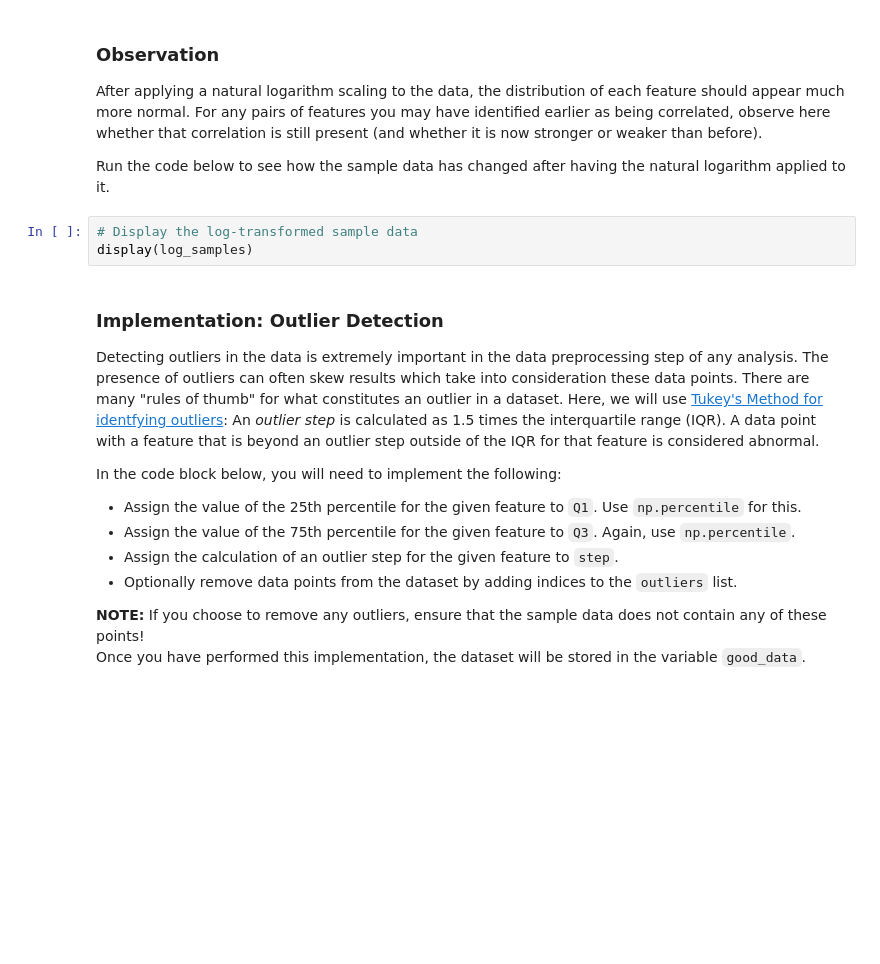
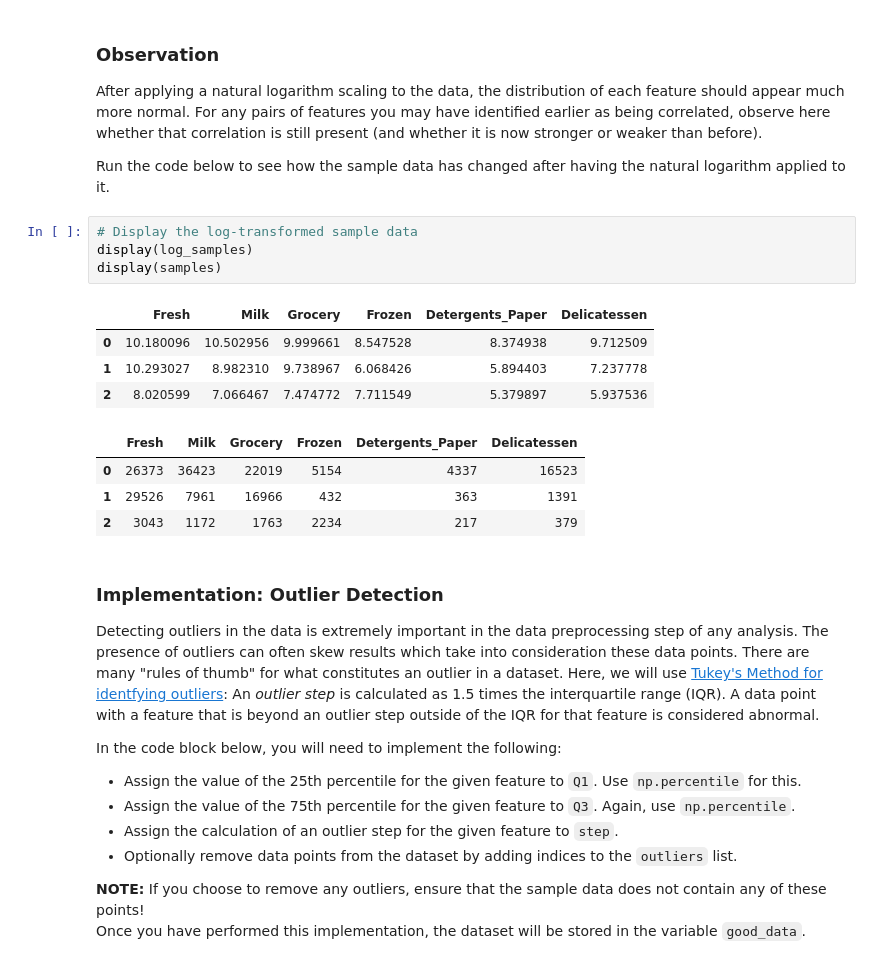
Before and after one commit to phanindravarma38/ConsumerAnalysys_UnsupervisedLearning, a Jupyter notebook: customer_segments.ipynb, the cells around one changed output. Saved outputs shown, nothing was run; the diff lists cells and outputs as text; blank space fills up the shorter version.

```diff
--- a/customer_segments.ipynb
+++ b/customer_segments.ipynb
@@ -361,6 +406,16 @@ Run the code below to see how the sample data has changed after having the natur
 # %%
 # Display the log-transformed sample data
 display(log_samples)
+display(samples)
+# %% [output]
+|  | Fresh | Milk | Grocery | Frozen | Detergents_Paper | Delicatessen |
+| 0 | 10.180096 | 10.502956 | 9.999661 | 8.547528 | 8.374938 | 9.712509 |
+| 1 | 10.293027 | 8.982310 | 9.738967 | 6.068426 | 5.894403 | 7.237778 |
+| 2 | 8.020599 | 7.066467 | 7.474772 | 7.711549 | 5.379897 | 5.937536 |
+|  | Fresh | Milk | Grocery | Frozen | Detergents_Paper | Delicatessen |
+| 0 | 26373 | 36423 | 22019 | 5154 | 4337 | 16523 |
+| 1 | 29526 | 7961 | 16966 | 432 | 363 | 1391 |
+| 2 | 3043 | 1172 | 1763 | 2234 | 217 | 379 |
 # %% [markdown]
 ### Implementation: Outlier Detection
 Detecting outliers in the data is extremely important in the data preprocessing step of any analysis. The presence of outliers can often skew results which take into consideration these data points. There are many "rules of thumb" for what constitutes an outlier in a dataset. Here, we will use [Tukey's Method for identfying outliers](http://datapigtechnologies.com/blog/index.php/highlighting-outliers-in-your-data-with-the-tukey-method/): An *outlier step* is calculated as 1.5 times the interquartile range (IQR). A data point with a feature that is beyond an outlier step outside of the IQR for that feature is considered abnormal.
```
Also changed, not shown: parts of 16 cells of this notebook, 2 other files.
